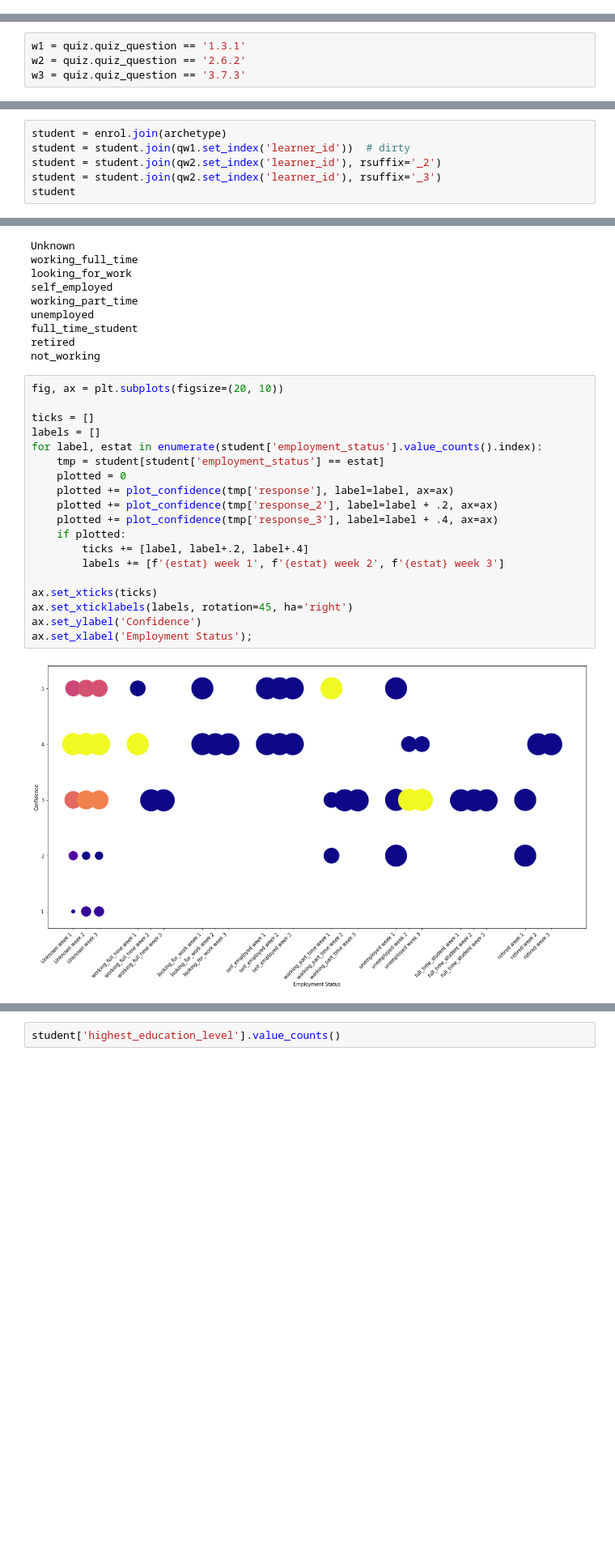
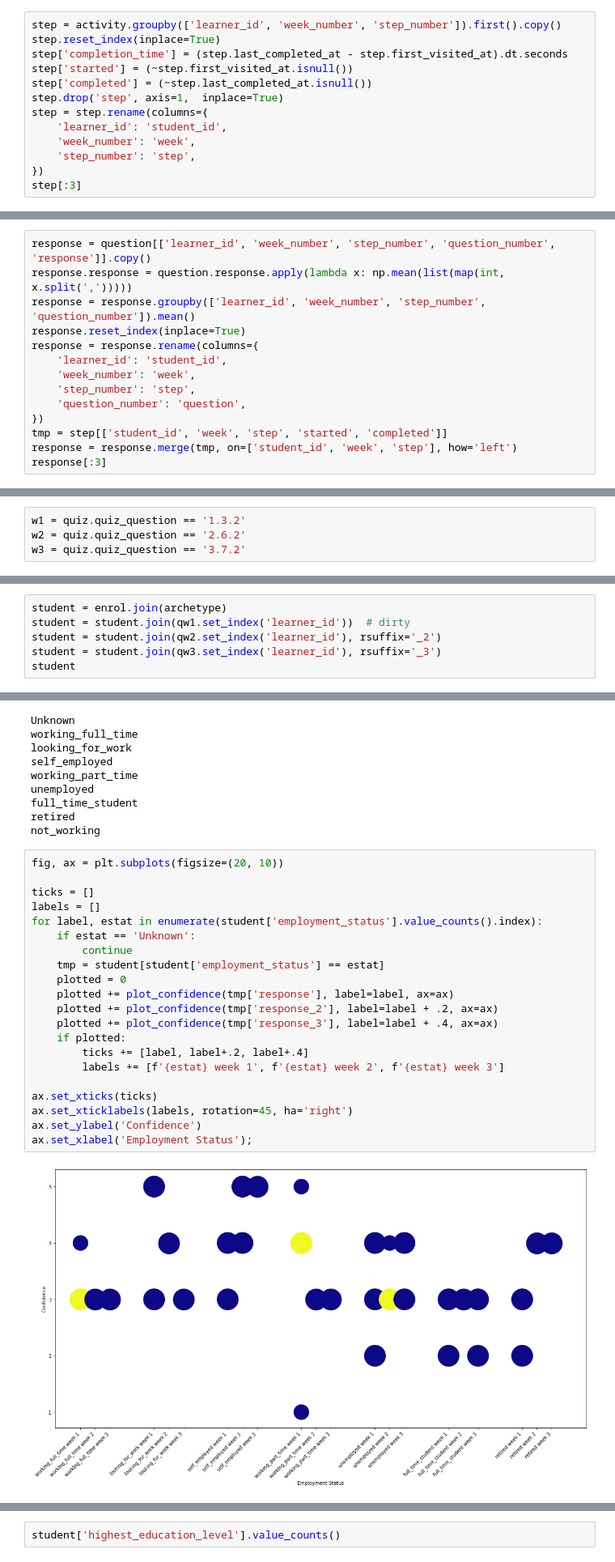
Before and after one commit to grochmal/mooc-stats, a Jupyter notebook: mooc.ipynb, the cells around one changed output, grey strips where cells are left out. Shown at 81% size. Drawn from its saved outputs; the diff is of its cells as text; blank space fills up the shorter version.

```diff
--- a/mooc.ipynb
+++ b/mooc.ipynb
@@ -17,0 +220,13 @@ video = pd.read_csv('video-stats.csv')
+# %%
+step = activity.groupby(['learner_id', 'week_number', 'step_number']).first().copy()
+step.reset_index(inplace=True)
+step['completion_time'] = (step.last_completed_at - step.first_visited_at).dt.seconds
+step['started'] = (~step.first_visited_at.isnull())
+step['completed'] = (~step.last_completed_at.isnull())
+step.drop('step', axis=1,  inplace=True)
+step = step.rename(columns={
+    'learner_id': 'student_id',
+    'week_number': 'week',
+    'step_number': 'step',
+})
+step[:3]
@@ -17,0 +252,14 @@ video = pd.read_csv('video-stats.csv')
+# %%
+response = question[['learner_id', 'week_number', 'step_number', 'question_number', 'response']].copy()
+response.response = question.response.apply(lambda x: np.mean(list(map(int, x.split(',')))))
+response = response.groupby(['learner_id', 'week_number', 'step_number', 'question_number']).mean()
+response.reset_index(inplace=True)
+response = response.rename(columns={
+    'learner_id': 'student_id',
+    'week_number': 'week',
+    'step_number': 'step',
+    'question_number': 'question',
+})
+tmp = step[['student_id', 'week', 'step', 'started', 'completed']]
+response = response.merge(tmp, on=['student_id', 'week', 'step'], how='left')
+response[:3]
@@ -178,6 +522,6 @@ quiz
 | 1589 | fc5bdb5c-6626-41bd-af5b-9e94f953a93b | 3.7.4 | 3.0 |
 1590 rows × 3 columns
 # %%
-w1 = quiz.quiz_question == '1.3.1'
+w1 = quiz.quiz_question == '1.3.2'
 w2 = quiz.quiz_question == '2.6.2'
-w3 = quiz.quiz_question == '3.7.3'
+w3 = quiz.quiz_question == '3.7.2'
@@ -228,7 +588,7 @@ between the tow graphs (week 2 green to week 3 indigo).
 student = enrol.join(archetype)
 student = student.join(qw1.set_index('learner_id'))  # dirty
 student = student.join(qw2.set_index('learner_id'), rsuffix='_2')
-student = student.join(qw2.set_index('learner_id'), rsuffix='_3')
+student = student.join(qw3.set_index('learner_id'), rsuffix='_3')
 student
 # %% [output]
 |  | enrolled_at | unenrolled_at | role | fully_participated_at | purchased_statement_at | gender | country | ... |
@@ -310,24 +772,26 @@ not_working
 # %%
 fig, ax = plt.subplots(figsize=(20, 10))
 
 ticks = []
 labels = []
 for label, estat in enumerate(student['employment_status'].value_counts().index):
+    if estat == 'Unknown':
+        continue
     tmp = student[student['employment_status'] == estat]
     plotted = 0
     plotted += plot_confidence(tmp['response'], label=label, ax=ax)
     plotted += plot_confidence(tmp['response_2'], label=label + .2, ax=ax)
     plotted += plot_confidence(tmp['response_3'], label=label + .4, ax=ax)
     if plotted:
         ticks += [label, label+.2, label+.4]
         labels += [f'{estat} week 1', f'{estat} week 2', f'{estat} week 3']
 
 ax.set_xticks(ticks)
 ax.set_xticklabels(labels, rotation=45, ha='right')
 ax.set_ylabel('Confidence')
 ax.set_xlabel('Employment Status');
 # %% [output]
-[figure, old version]
+[figure, new version]
 # %% [markdown]
 ## Graph 3
 
```
Also changed, not shown: parts of 45 cells of this notebook.
